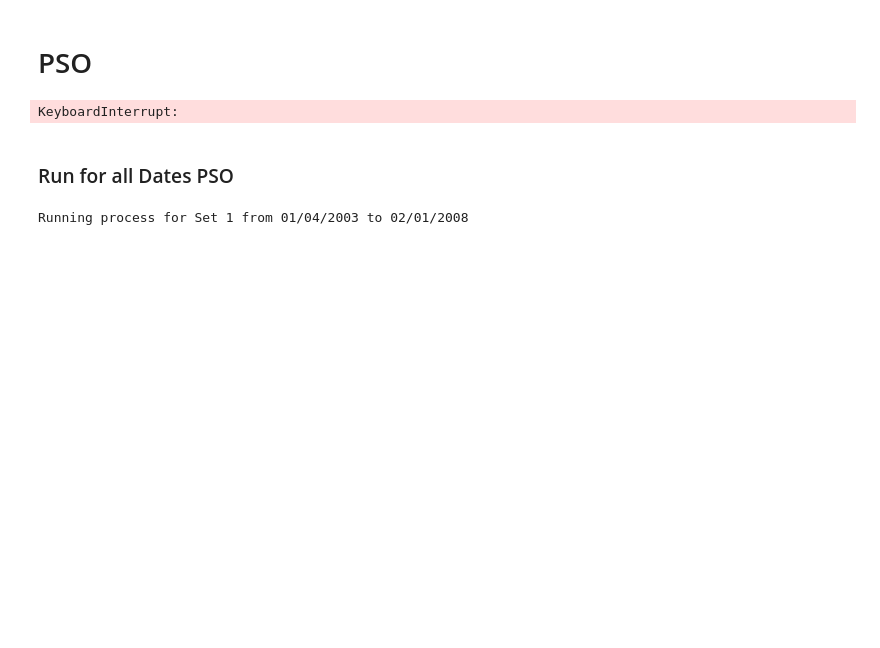
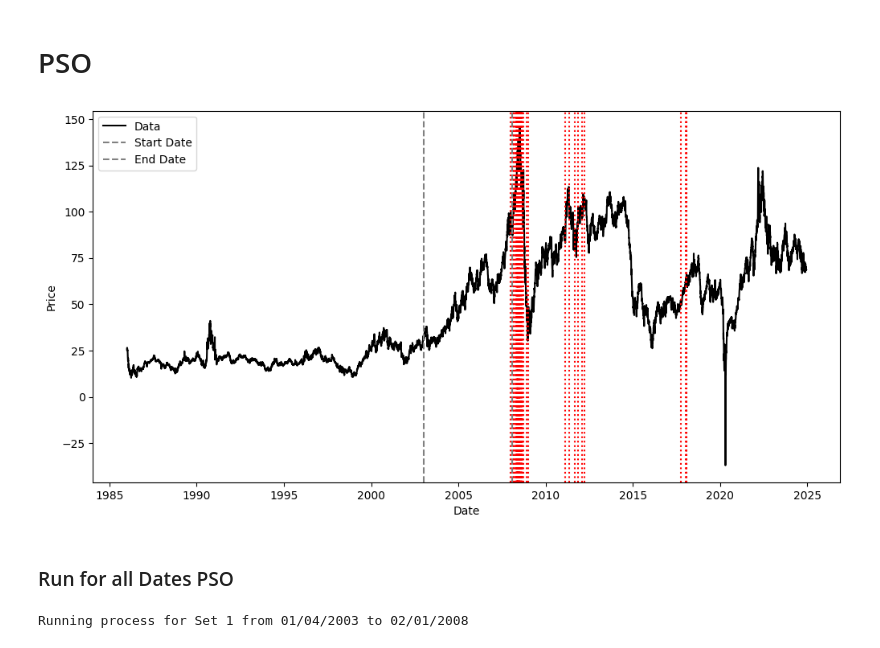
Before and after one commit to baptistedfr/Predicting-Oil-Price-Turning-Points, a Jupyter notebook: framework_use.ipynb, the cells around one changed output. Drawn from its saved outputs; the diff is of its cells as text; code cells hidden in the pictures; blank space fills up the shorter version.

```diff
--- a/framework_use.ipynb
+++ b/framework_use.ipynb
@@ -7,16 +29,16 @@ from datetime import datetime
 # %%
 fw = Framework("daily")
 # On renseigne les dates du sample et l'optimiseur à utiliser
 optimizer = PSO()
-results = fw.process("04/01/2003", "04/02/2008", optimizer)
+results = fw.process("04/01/2003", "04/02/2008", optimizer= optimizer)
 # On peut save en json nos résultats pour les réutiliser plus tard
 fw.save_results(results, "results/results-2003_2008_try_PSO.json")
 # On check la significativité des résultats
-fw.analyze()
+best_results = fw.analyze(results)
 # On peut visualiser les résultats finaux
-fw.visualize()
+fw.visualize(best_results)
 # %% [output]
-KeyboardInterrupt:
+[figure, added]
 # %% [markdown]
 ### Run for all Dates PSO
 # %%
```
Also changed, not shown: parts of 1 cell of this notebook, 20 other files.
